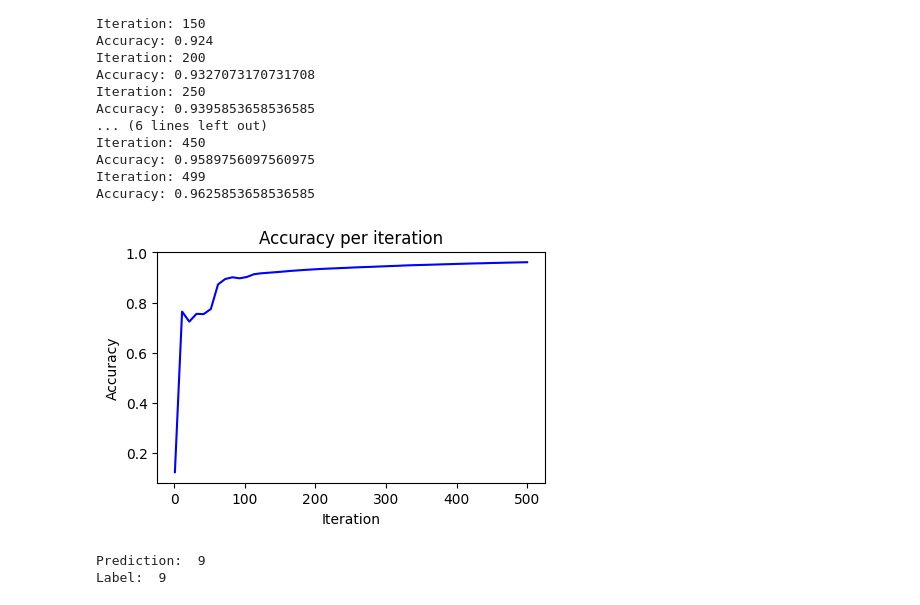
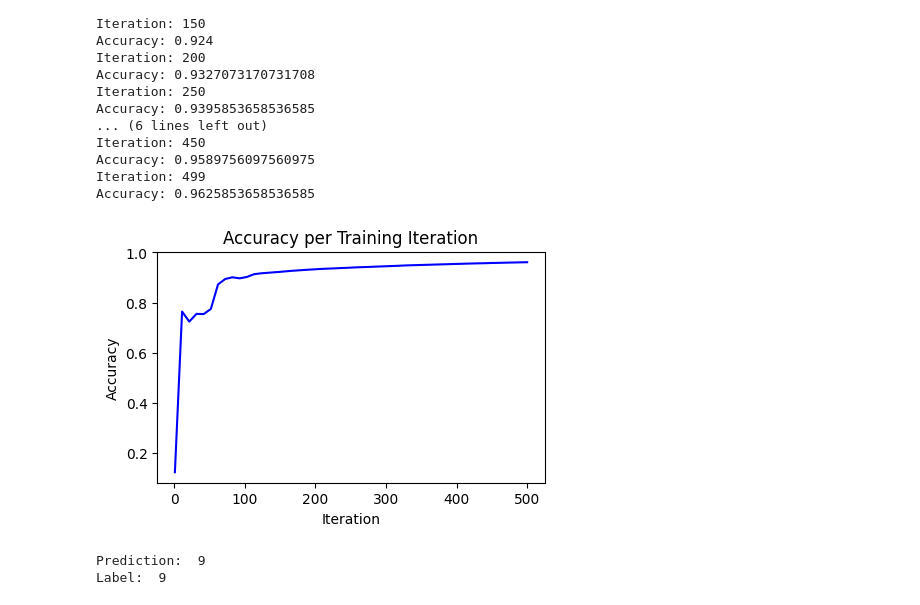
Before and after one commit to namberino/digitizer, a Jupyter notebook: digitizer.ipynb, the cells around one changed output. Cells and saved outputs as stored; diff of their text form; code cells hidden in the pictures.

Commit message:
Update accuracy plot label

```diff
--- a/digitizer.ipynb
+++ b/digitizer.ipynb
@@ -157,17 +157,17 @@ Accuracy: 0.9625853658536585
 # %%
 # plotting the accuracy per iteration
 x = np.linspace(1, 500, 50)
 y_points = np.array(points)
 
 
 plt.figure(figsize=(5, 3))
 plt.plot(x, y_points, label="Accuracy", color="blue")
 plt.xlabel("Iteration")
 plt.ylabel("Accuracy")
-plt.title("Accuracy per iteration")
+plt.title("Accuracy per Training Iteration")
 plt.show()
 # %% [output]
-[figure, old version]
+[figure, new version]
 # %%
 def make_predictions(X, w1, b1, w2, b2, w3, b3):
     _, _, _, _, _, a3 = forward_prop(w1, b1, w2, b2, w3, b3, X)
```
